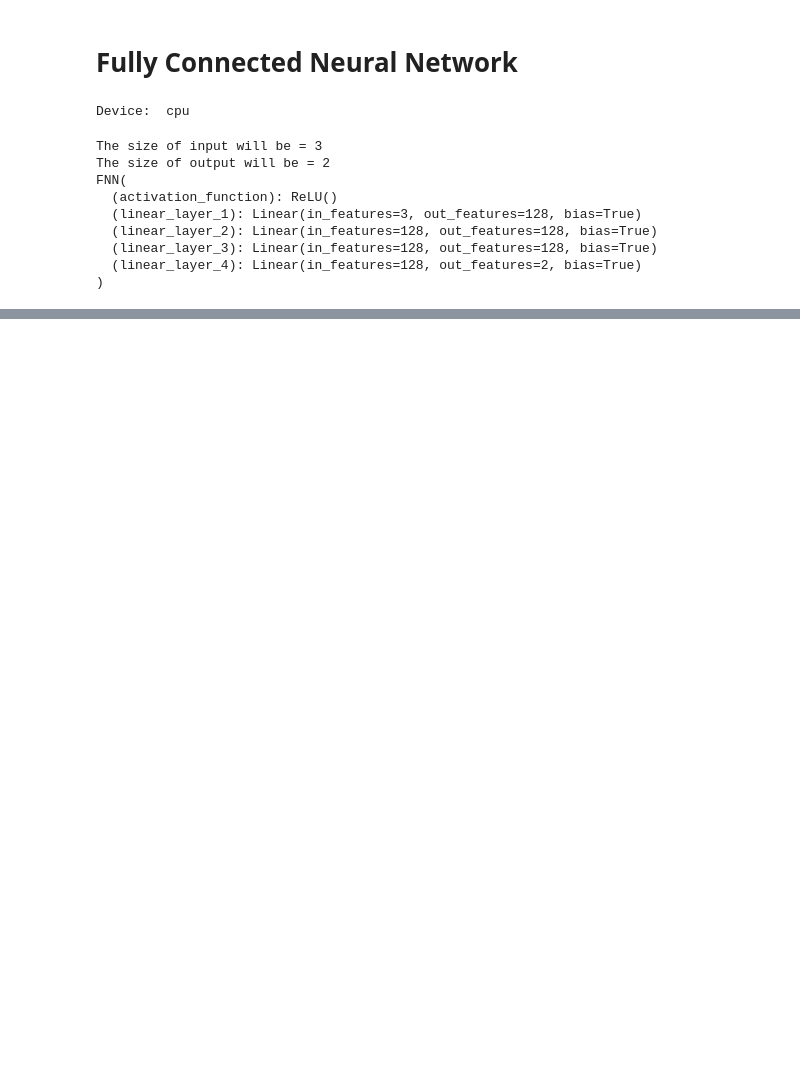
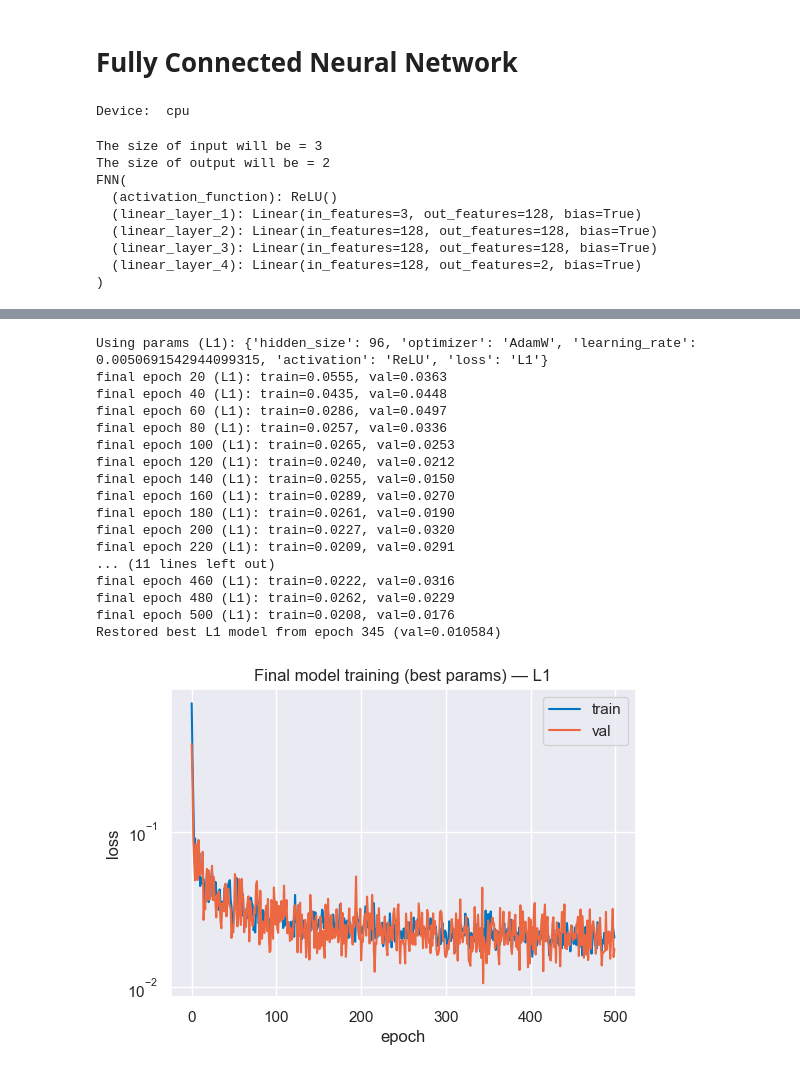
Before and after one commit to danielagocs/CEGM2003-BEAM-Project-2025-26, a Jupyter notebook: FNN/FNN_optuna.ipynb, the cells around one changed output, grey strips where cells are left out. Drawn from its saved outputs; the diff is of its cells as text; code cells hidden in the pictures; blank space fills up the shorter version.

```diff
--- a/FNN/FNN_optuna.ipynb
+++ b/FNN/FNN_optuna.ipynb
@@ -43,7 +43,7 @@ def gen_data(L, t_end, n):
     return (x_vals, t_vals, f(x_vals, t_vals), u(x_vals, t_vals))
 # %%
 # training data generation
-t_end = 2
+t_end = 1
 
 x_gen, t_gen, f_gen, u_gen = gen_data(np.pi, t_end, 10000)
 x_gen, t_gen, f_gen, u_gen = torch.tensor(x_gen, dtype=torch.float32), torch.tensor(t_gen, dtype=torch.float32), torch.tensor(f_gen, dtype=torch.float32), torch.tensor(u_gen, dtype=torch.float32)
@@ -457 +417,78 @@ Saved 2 figures to output\plots
+# %%
+# Train a final model with best params and L1 loss
+activation_map = {"ReLU": nn.ReLU(), "Tanh": nn.Tanh(), "SiLU": nn.SiLU(), "ELU": nn.ELU()}
+loss_map = {"L1": nn.L1Loss(), "MSE": nn.MSELoss()}
+optimizer_map = {"AdamW": torch.optim.AdamW, "Adam": torch.optim.Adam, "SGD": torch.optim.SGD}
+
+best_L1 = dict(study.best_params)
+best_L1["loss"] = "L1"
+print("Using params (L1):", best_L1)
+
+model_L1 = FNN(
+    input_size,
+    output_size,
+    hidden_features=best_L1["hidden_size"],
+    activation_function=activation_map["ReLU"]
+ ).to(device)
+
+optimizer_L1 = optimizer_map[best_L1["optimizer"]](model_L1.parameters(), lr=best_L1["learning_rate"])
+loss_function_L1 = loss_map["L1"]
+
+FINAL_EPOCHS = 500
+train_curve_L1, val_curve_L1 = [], []
+best_val_L1 = float("inf")
+best_epoch_L1 = None
+best_state_L1 = None
+min_delta = 1e-6
+
+import copy
+
+for epoch in range(1, FINAL_EPOCHS + 1):
+    tr = train_epoch(model_L1, train_loader, optimizer_L1, loss_function_L1)
+    vl = evaluation(model_L1, validation_loader, loss_function_L1)
+    train_curve_L1.append(tr)
+    val_curve_L1.append(vl)
+
+    # Save-on-improvement: makes the best model robust to interruptions
+    if vl < best_val_L1 - min_delta:
+        best_val_L1 = vl
+        best_epoch_L1 = epoch
+        best_state_L1 = copy.deepcopy(model_L1.state_dict())
+
+    if epoch % 20 == 0:
+        print(f"final epoch {epoch} (L1): train={tr:.4f}, val={vl:.4f}")
+
+# Restore best weights (so `model_L1` is the best model, not just the last epoch)
+if best_state_L1 is not None:
+    model_L1.load_state_dict(best_state_L1)
+    print(f"Restored best L1 model from epoch {best_epoch_L1} (val={best_val_L1:.6f})")
+
+# Optional: quick plot of curves
+plt.figure(figsize=(6,4))
+plt.plot(train_curve_L1, label="train")
+plt.plot(val_curve_L1, label="val")
+plt.yscale("log")
+plt.xlabel("epoch")
+plt.ylabel("loss")
+plt.title("Final model training (best params) — L1")
+plt.legend();
+# %% [output]
+Using params (L1): {'hidden_size': 96, 'optimizer': 'AdamW', 'learning_rate': 0.0050691542944099315, 'activation': 'ReLU', 'loss': 'L1'}
+final epoch 20 (L1): train=0.0555, val=0.0363
+final epoch 40 (L1): train=0.0435, val=0.0448
+final epoch 60 (L1): train=0.0286, val=0.0497
+final epoch 80 (L1): train=0.0257, val=0.0336
+final epoch 100 (L1): train=0.0265, val=0.0253
+final epoch 120 (L1): train=0.0240, val=0.0212
+final epoch 140 (L1): train=0.0255, val=0.0150
+final epoch 160 (L1): train=0.0289, val=0.0270
+final epoch 180 (L1): train=0.0261, val=0.0190
+final epoch 200 (L1): train=0.0227, val=0.0320
+final epoch 220 (L1): train=0.0209, val=0.0291
+... (11 lines left out)
+final epoch 460 (L1): train=0.0222, val=0.0316
+final epoch 480 (L1): train=0.0262, val=0.0229
+final epoch 500 (L1): train=0.0208, val=0.0176
+Restored best L1 model from epoch 345 (val=0.010584)
+[figure, added]
 # %%
```
Also changed, not shown: parts of 7 cells of this notebook, 3 other files.
